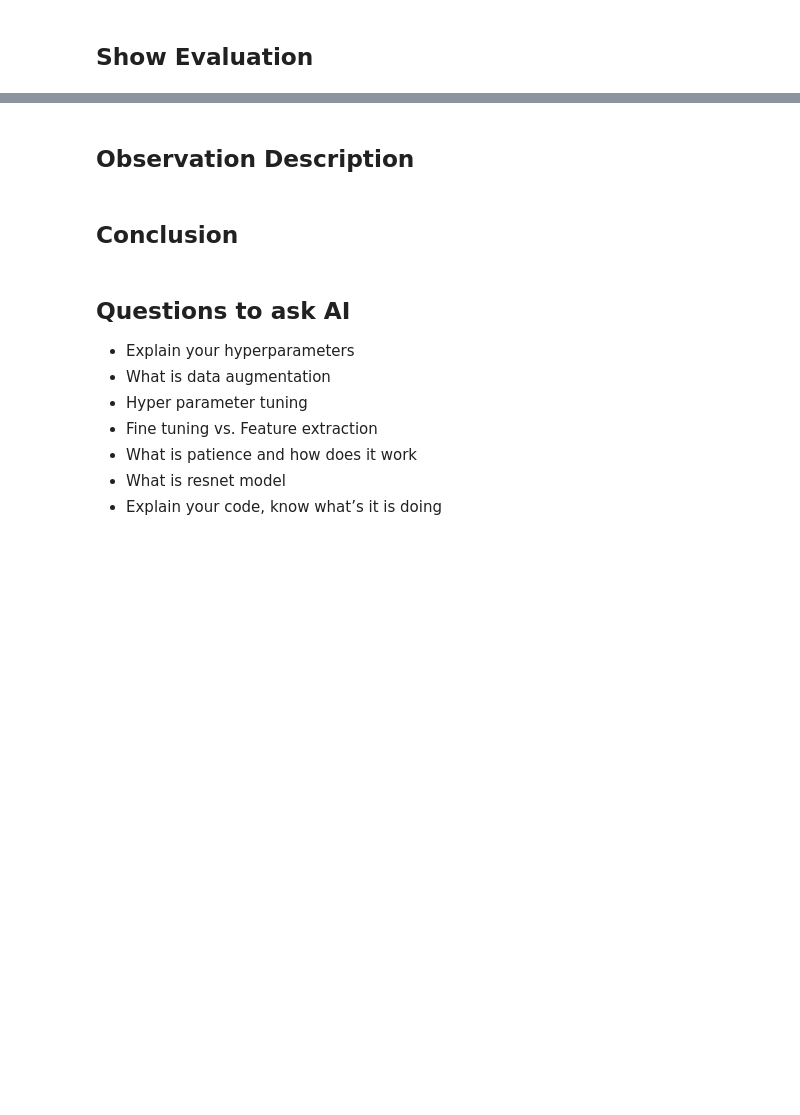
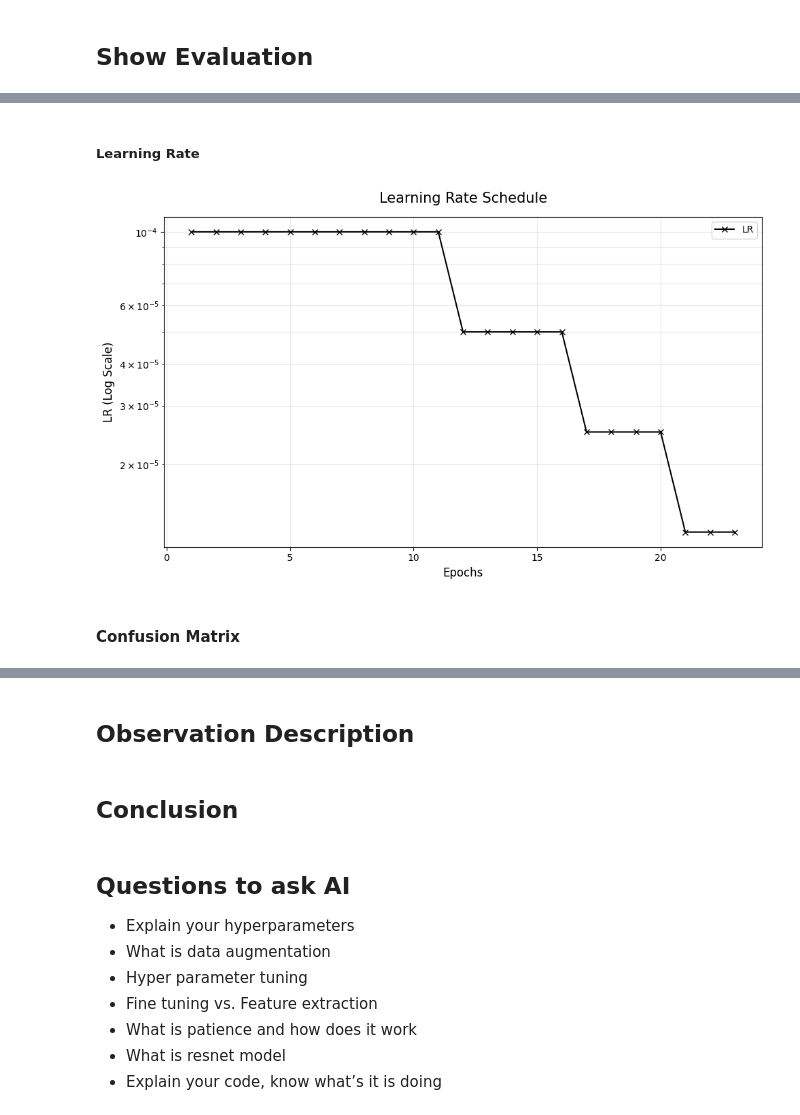
Before and after one commit to virwang/Fanshawe_DL_Pytorch26W, a Jupyter notebook: notebooks/Project_YunJiungWang.ipynb, the cells around one changed output, grey strips where cells are left out. Saved outputs shown, nothing was run; the diff lists cells and outputs as text; code cells hidden in the pictures; blank space fills up the shorter version.

```diff
--- a/notebooks/Project_YunJiungWang.ipynb
+++ b/notebooks/Project_YunJiungWang.ipynb
@@ -616,0 +834,8 @@ evaluation.print_detailed_analysis()
+# %% [markdown]
+##### Learning Rate
+# %%
+evaluation.plot_learning_rate()
+# %% [output]
+[figure, added]
+# %% [markdown]
+#### Confusion Matrix
```
Also changed, not shown: parts of 61 cells of this notebook, 1 other file.
